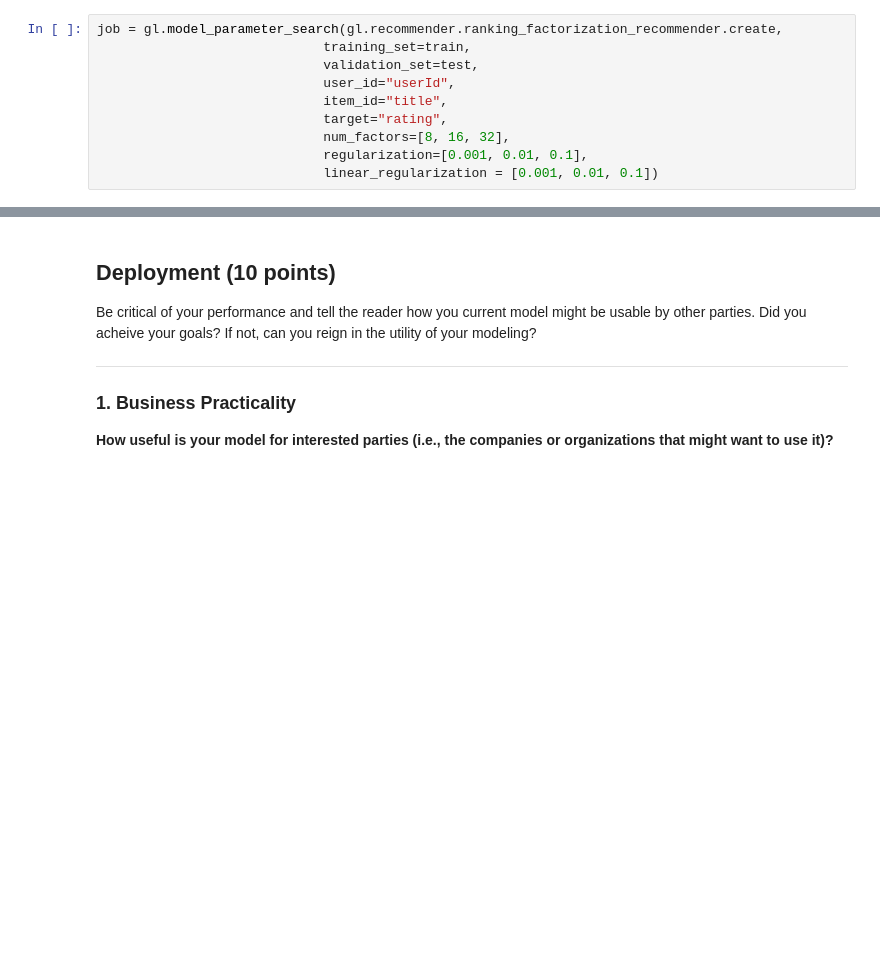
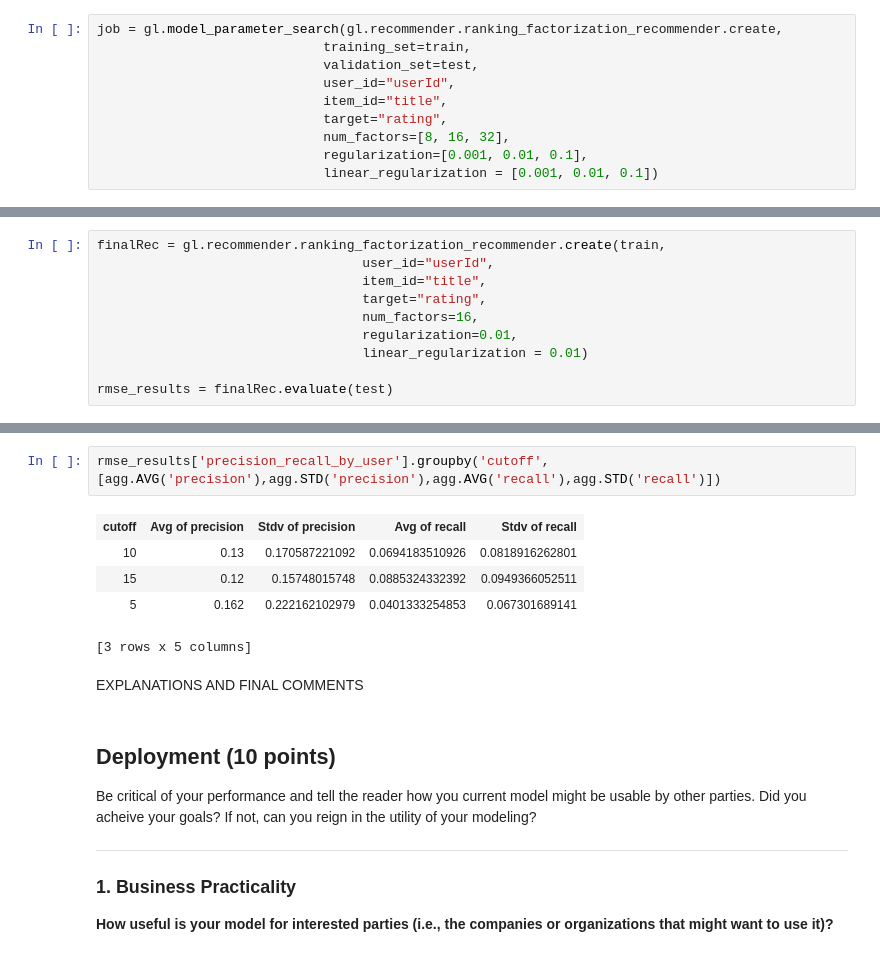
Before and after one commit to SpencerKaiser/DataMining, a Jupyter notebook: 04_AssignmentFour/A4-Master.ipynb, the cells around one changed output, grey strips where cells are left out. Saved outputs shown, nothing was run; the diff lists cells and outputs as text; blank space fills up the shorter version.

Commit message:
Only explanations and final comments left to do

```diff
--- a/04_AssignmentFour/A4-Master.ipynb
+++ b/04_AssignmentFour/A4-Master.ipynb
@@ -320,0 +342,10 @@ job_result = job.get_results()
+# %%
+finalRec = gl.recommender.ranking_factorization_recommender.create(train,
+                                  user_id="userId",
+                                  item_id="title",
+                                  target="rating",
+                                  num_factors=16,
+                                  regularization=0.01,
+                                  linear_regularization = 0.01)
+
+rmse_results = finalRec.evaluate(test)
@@ -321,3 +370,13 @@ job_result = job.get_results()
+# %%
+rmse_results['precision_recall_by_user'].groupby('cutoff',[agg.AVG('precision'),agg.STD('precision'),agg.AVG('recall'),agg.STD('recall')])
+# %% [output]
+| cutoff | Avg of precision | Stdv of precision | Avg of recall | Stdv of recall |
+| 10 | 0.13 | 0.170587221092 | 0.0694183510926 | 0.0818916262801 |
+| 15 | 0.12 | 0.15748015748 | 0.0885324332392 | 0.0949366052511 |
+| 5 | 0.162 | 0.222162102979 | 0.0401333254853 | 0.067301689141 |
+[3 rows x 5 columns]
+# %% [markdown]
+EXPLANATIONS AND FINAL COMMENTS
 # %% [markdown]
 Deployment (10 points)
 ---
```
Also changed, not shown: parts of 12 cells of this notebook.
